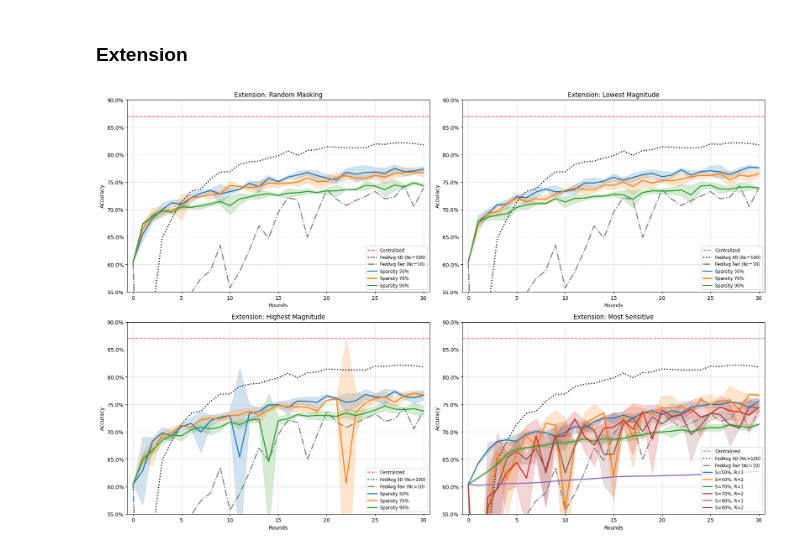
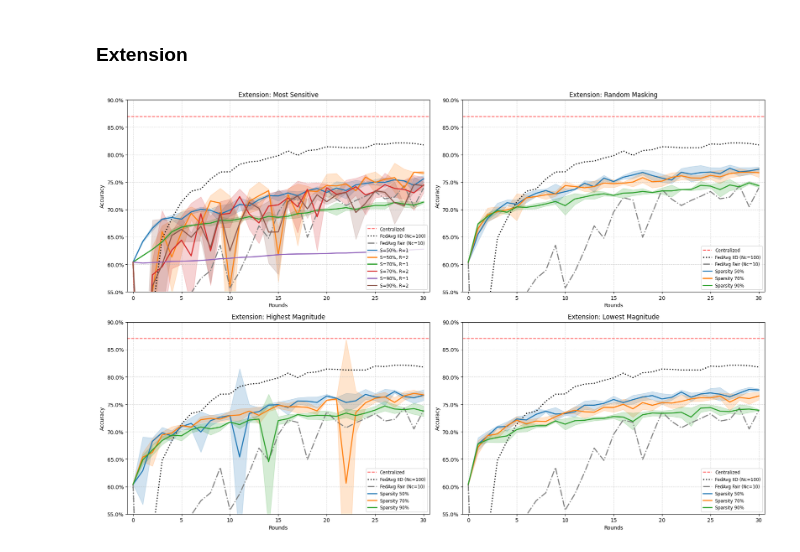
Before and after one commit to erikscolaro/FL-task-arithmetic, a Jupyter notebook: notebooks/plots.ipynb, the cells around one changed output. Cells and saved outputs as stored; diff of their text form; code cells hidden in the pictures.

```diff
--- a/notebooks/plots.ipynb
+++ b/notebooks/plots.ipynb
@@ -934,34 +934,34 @@ low_mag_configs = {
     "Sparsity 90%": "lowest-magnitude-s90",
 }
 
 # 3. Highest Magnitude (Sparsity 50, 70, 90)
 high_mag_configs = {
     "Sparsity 50%": "highest-magnitude-s50",
     "Sparsity 70%": "highest-magnitude-s70",
     "Sparsity 90%": "highest-magnitude-s90",
 }
 
 # 4. Most Sensitive (Sparsity 50/70/90 x Rounds 1/2)
 # Note: Base names derived from config patterns (e.g., most-sensitive-s50-r1)
 most_sens_configs = {
     "S=50%, R=1": "most-sensitive-s50-r1",
     "S=50%, R=2": "most-sensitive-s50-r2-FIX-MASK",
     "S=70%, R=1": "most-sensitive-s70-r1",
     "S=70%, R=2": "most-sensitive-s70-r2-FIX-MASK",
     "S=90%, R=1": "most-sensitive-s90-r1",
     "S=90%, R=2": "most-sensitive-s90-r2-FIX-MASK",
 }
 
 # --- Generate Plots ---
 fig, axes = plt.subplots(2, 2, figsize=(width_px / dpi, height_px / dpi), dpi=dpi)
 
-plot_extension("Random Masking", random_configs, axes[0, 0], ylim=(0.55, 0.9))
-plot_extension("Lowest Magnitude", low_mag_configs, axes[0, 1], ylim=(0.55, 0.9))
+plot_extension("Random Masking", random_configs, axes[0, 1], ylim=(0.55, 0.9))
+plot_extension("Lowest Magnitude", low_mag_configs, axes[1, 1], ylim=(0.55, 0.9))
+plot_extension("Most Sensitive", most_sens_configs, axes[0, 0], ylim=(0.55, 0.9))
 plot_extension("Highest Magnitude", high_mag_configs, axes[1, 0], ylim=(0.55, 0.9))
-plot_extension("Most Sensitive", most_sens_configs, axes[1, 1], ylim=(0.55, 0.9))
 
 plt.tight_layout()
 plt.savefig("../report/images/extensions_comparison.png", dpi=300, bbox_inches="tight")
 plt.show()
 # %% [output]
-[figure, old version]
+[figure, new version]
```
